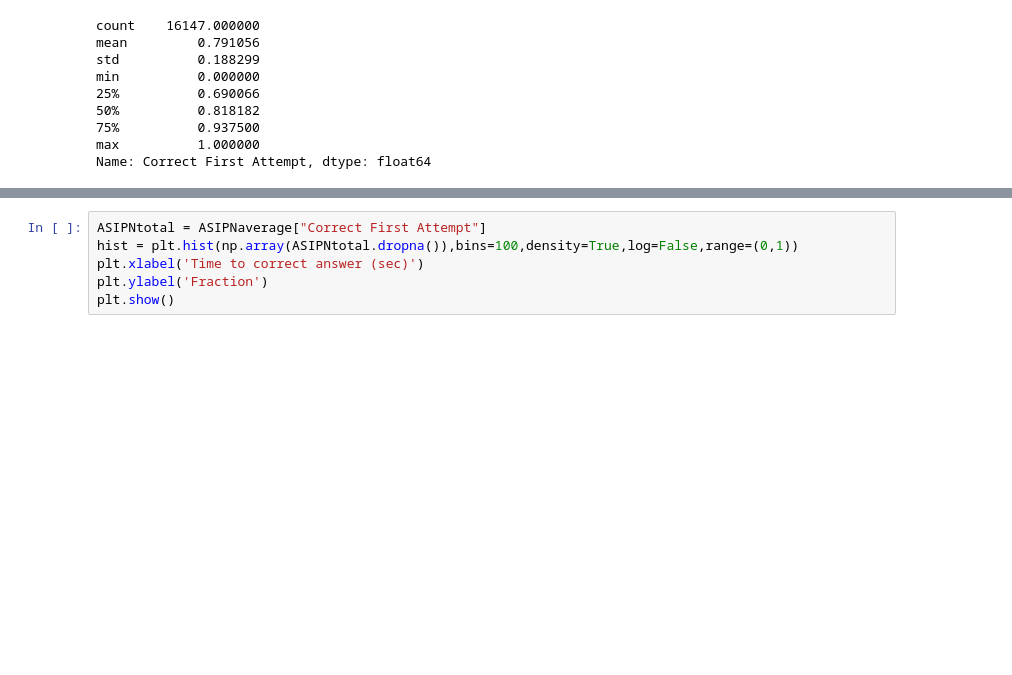
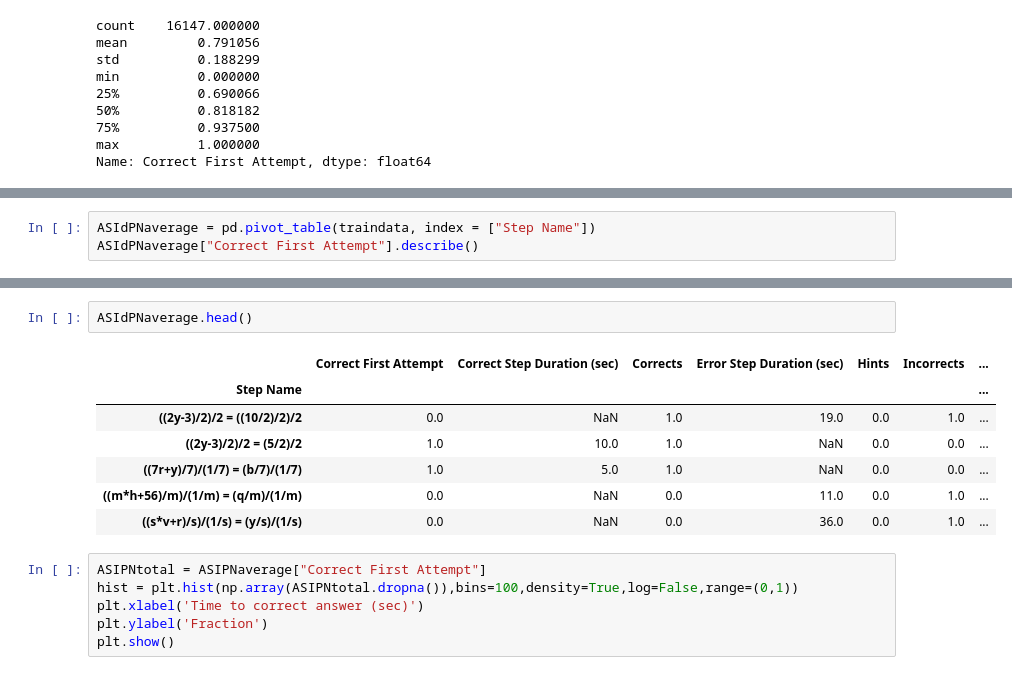
Before and after one commit to bin-soo/CS150A-Project, a Jupyter notebook: new_explore.ipynb, the cells around one changed output, grey strips where cells are left out. Saved outputs shown, nothing was run; the diff lists cells and outputs as text; blank space fills up the shorter version.

```diff
--- a/new_explore.ipynb
+++ b/new_explore.ipynb
@@ -291,0 +282,3 @@ Name: Correct First Attempt, dtype: float64
+# %%
+ASIdPNaverage = pd.pivot_table(traindata, index = ["Step Name"])
+ASIdPNaverage["Correct First Attempt"].describe()
@@ -292,3 +295,13 @@ Name: Correct First Attempt, dtype: float64
+# %%
+ASIdPNaverage.head()
+# %% [output]
+|  | Correct First Attempt | Correct Step Duration (sec) | Corrects | Error Step Duration (sec) | Hints | Incorrects | ... |
+| Step Name |  |  |  |  |  |  | ... |
+| ((2y-3)/2)/2 = ((10/2)/2)/2 | 0.0 | NaN | 1.0 | 19.0 | 0.0 | 1.0 | ... |
+| ((2y-3)/2)/2 = (5/2)/2 | 1.0 | 10.0 | 1.0 | NaN | 0.0 | 0.0 | ... |
+| ((7r+y)/7)/(1/7) = (b/7)/(1/7) | 1.0 | 5.0 | 1.0 | NaN | 0.0 | 0.0 | ... |
+| ((m*h+56)/m)/(1/m) = (q/m)/(1/m) | 0.0 | NaN | 0.0 | 11.0 | 0.0 | 1.0 | ... |
+| ((s*v+r)/s)/(1/s) = (y/s)/(1/s) | 0.0 | NaN | 0.0 | 36.0 | 0.0 | 1.0 | ... |
 # %%
 ASIPNtotal = ASIPNaverage["Correct First Attempt"]
 hist = plt.hist(np.array(ASIPNtotal.dropna()),bins=100,density=True,log=False,range=(0,1))
```
Also changed, not shown: parts of 20 cells of this notebook, 2 other files.
